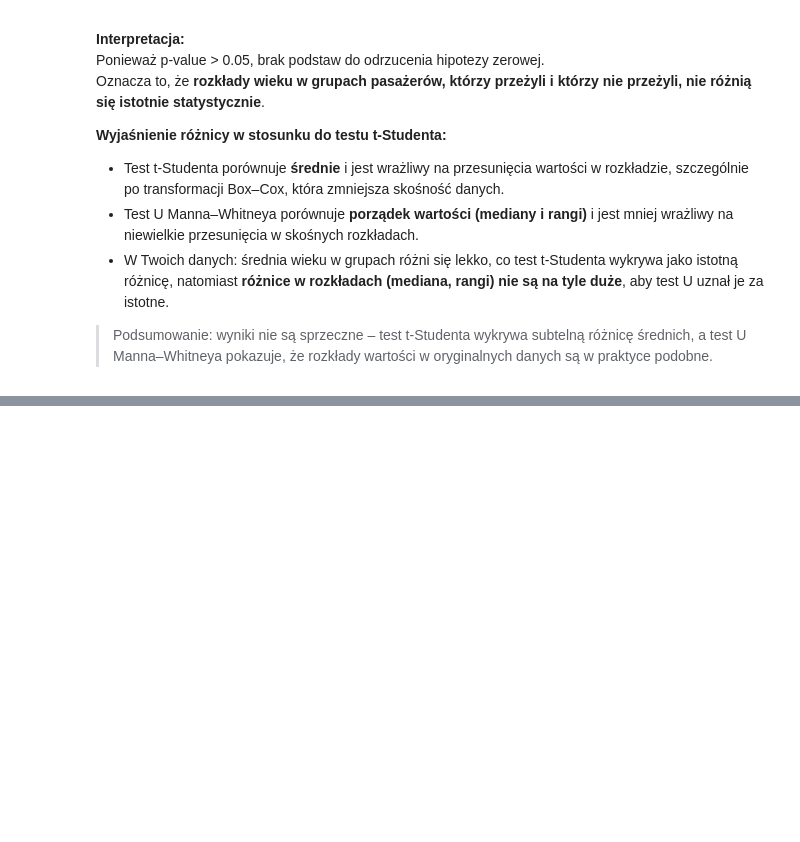
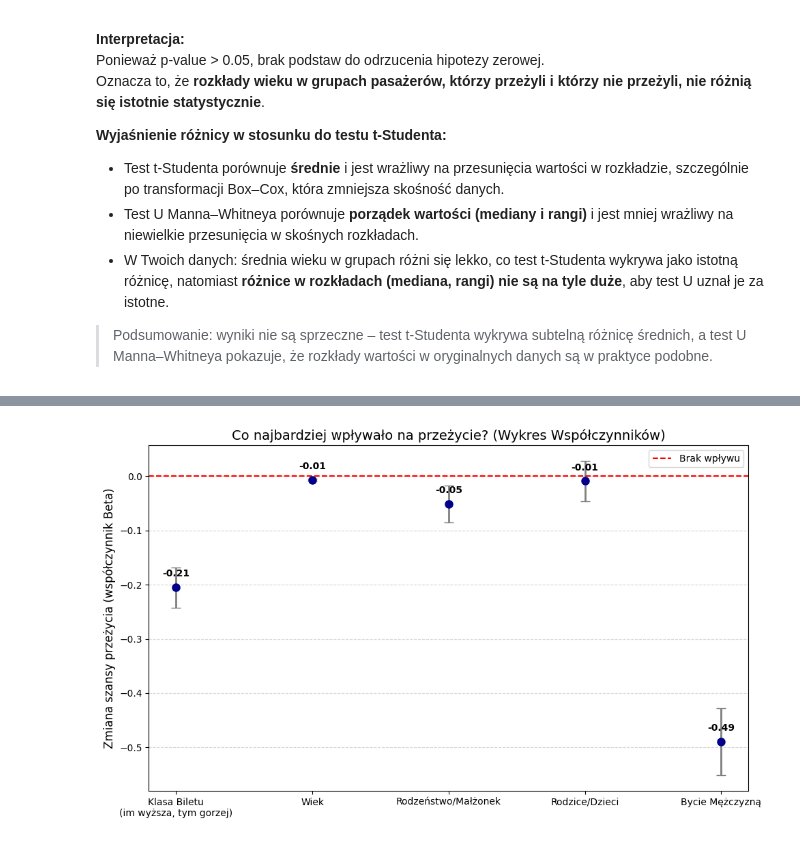
Before and after one commit to Kokat111/Projekt_SAD, a Jupyter notebook: Analiza_statystyczna_Titanic.ipynb, the cells around one changed output, grey strips where cells are left out. Drawn from its saved outputs; the diff is of its cells as text; code cells hidden in the pictures; blank space fills up the shorter version.

```diff
--- a/Analiza_statystyczna_Titanic.ipynb
+++ b/Analiza_statystyczna_Titanic.ipynb
@@ -357,0 +433,15 @@ Oznacza to, że **rozkłady wieku w grupach pasażerów, którzy przeżyli i kt
+# %%
+import statsmodels.api as sm
+
+features = ['Survived', 'Pclass', 'Age', 'SibSp', 'Parch', 'Sex']
+
+df_clean = df[features].dropna().copy()
+
+df_clean['Is_Male'] = df_clean['Sex'].apply(lambda x: 1 if x == 'male' else 0)
+
+X = df_clean[['Pclass', 'Age', 'SibSp', 'Parch', 'Is_Male']]
+Y = df_clean['Survived']
+
+X = sm.add_constant(X)
+model = sm.OLS(Y, X).fit()
+print(model.summary())
@@ -357,0 +487,40 @@ Oznacza to, że **rozkłady wieku w grupach pasażerów, którzy przeżyli i kt
+# %%
+
+params = model.params.drop('const')
+conf = model.conf_int().drop('const')
+conf.columns = ['Lower', 'Upper']
+errors = params - conf['Lower']
+name_map = {
+    'Pclass': 'Klasa Biletu\n(im wyższa, tym gorzej)',
+    'Age': 'Wiek',
+    'SibSp': 'Rodzeństwo/Małżonek',
+    'Parch': 'Rodzice/Dzieci',
+    'Is_Male': 'Bycie Mężczyzną'
+}
+params.index = [name_map.get(x, x) for x in params.index]
+plt.figure(figsize=(10, 6))
+plt.errorbar(
+    x=params.index,
+    y=params.values,
+    yerr=errors.values,
+    fmt='o',
+    color='darkblue',
+    ecolor='gray',
+    elinewidth=2,
+    capsize=5,
+    markersize=8
+)
+
+plt.axhline(y=0, color='red', linestyle='--', linewidth=1.5, label='Brak wpływu')
+plt.title('Co najbardziej wpływało na przeżycie? (Wykres Współczynników)', fontsize=14)
+plt.ylabel('Zmiana szansy przeżycia (współczynnik Beta)', fontsize=12)
+plt.grid(axis='y', linestyle='--', alpha=0.5)
+plt.legend()
+
+for i, v in enumerate(params.values):
+    plt.text(i, v + 0.02, f"{v:.2f}", ha='center', fontweight='bold')
+
+plt.tight_layout()
+plt.show()
+# %% [output]
+[figure, added]
```
Also changed, not shown: parts of 7 cells of this notebook.
